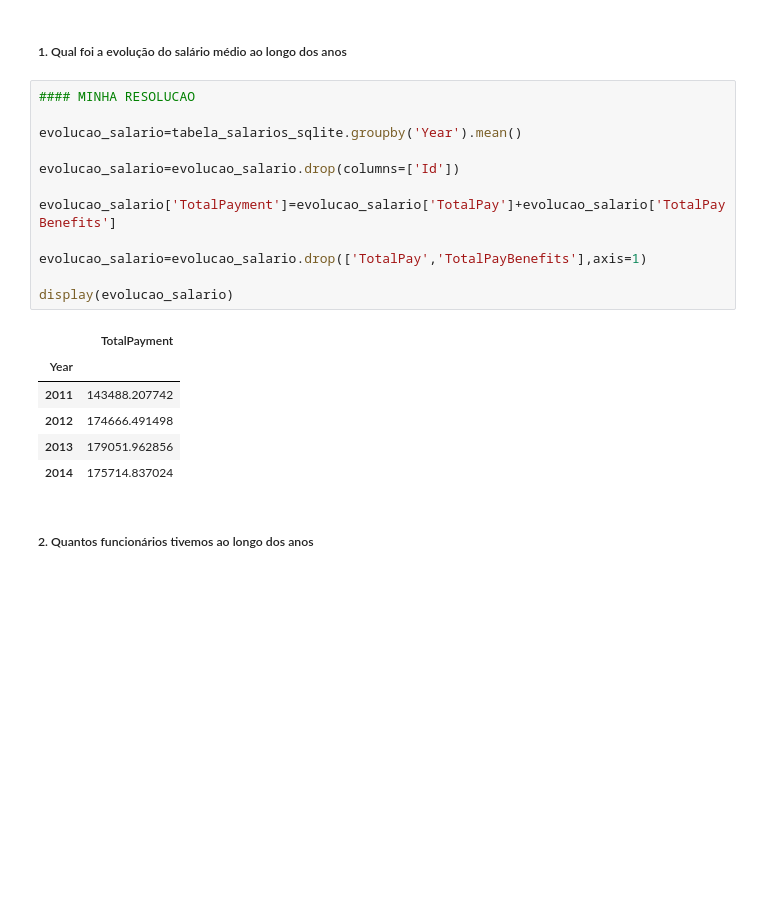
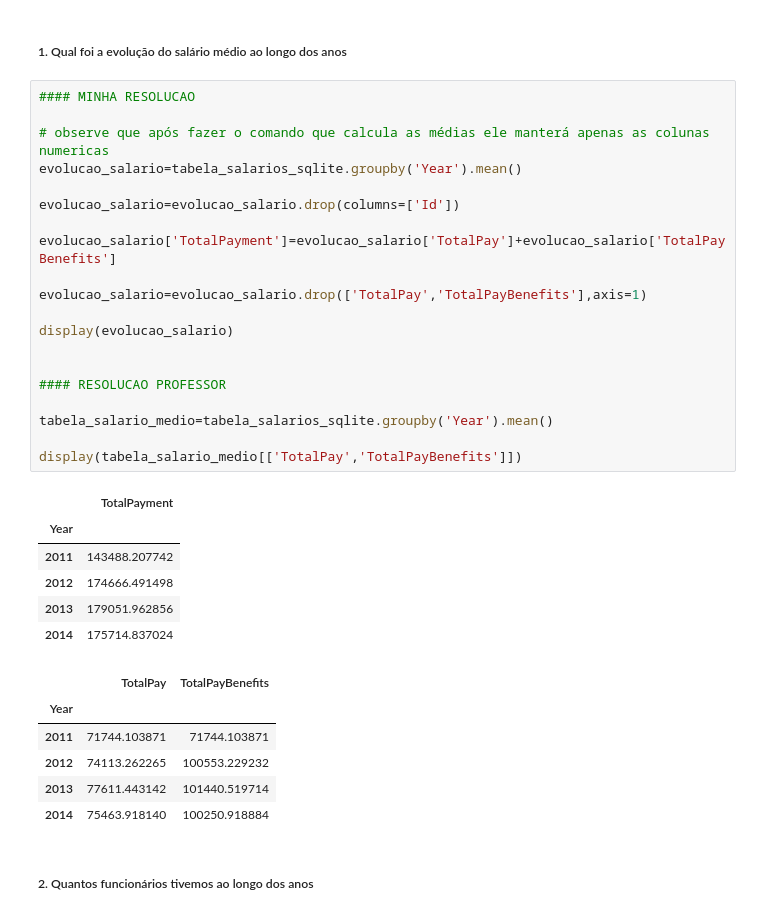
Before and after one commit to jharbes/hashtagPython, a Jupyter notebook: 024-integracaoPythonSql/11-ex01-analiseDados-conectandoComBancoDeDados/PythoneSQL-ExercicioAnalisedeDados.ipynb, the cells around one changed output. Saved outputs shown, nothing was run; the diff lists cells and outputs as text; blank space fills up the shorter version.

```diff
--- a/024-integracaoPythonSql/11-ex01-analiseDados-conectandoComBancoDeDados/PythoneSQL-ExercicioAnalisedeDados.ipynb
+++ b/024-integracaoPythonSql/11-ex01-analiseDados-conectandoComBancoDeDados/PythoneSQL-ExercicioAnalisedeDados.ipynb
@@ -172,22 +189,36 @@ display(tabela_salarios_sqlite)
 # %%
 #### MINHA RESOLUCAO
 
+# observe que após fazer o comando que calcula as médias ele manterá apenas as colunas numericas
 evolucao_salario=tabela_salarios_sqlite.groupby('Year').mean()
 
 evolucao_salario=evolucao_salario.drop(columns=['Id'])
 
 evolucao_salario['TotalPayment']=evolucao_salario['TotalPay']+evolucao_salario['TotalPayBenefits']
 
 evolucao_salario=evolucao_salario.drop(['TotalPay','TotalPayBenefits'],axis=1)
 
 display(evolucao_salario)
+
+
+#### RESOLUCAO PROFESSOR
+
+tabela_salario_medio=tabela_salarios_sqlite.groupby('Year').mean()
+
+display(tabela_salario_medio[['TotalPay','TotalPayBenefits']])
 # %% [output]
 |  | TotalPayment |
 | Year |  |
 | 2011 | 143488.207742 |
 | 2012 | 174666.491498 |
 | 2013 | 179051.962856 |
 | 2014 | 175714.837024 |
+|  | TotalPay | TotalPayBenefits |
+| Year |  |  |
+| 2011 | 71744.103871 | 71744.103871 |
+| 2012 | 74113.262265 | 100553.229232 |
+| 2013 | 77611.443142 | 101440.519714 |
+| 2014 | 75463.918140 | 100250.918884 |
 # %% [markdown]
 ##### 2. Quantos funcionários tivemos ao longo dos anos
 # %% [markdown]
```
Also changed, not shown: parts of 1 cell of this notebook, 1 other file.
